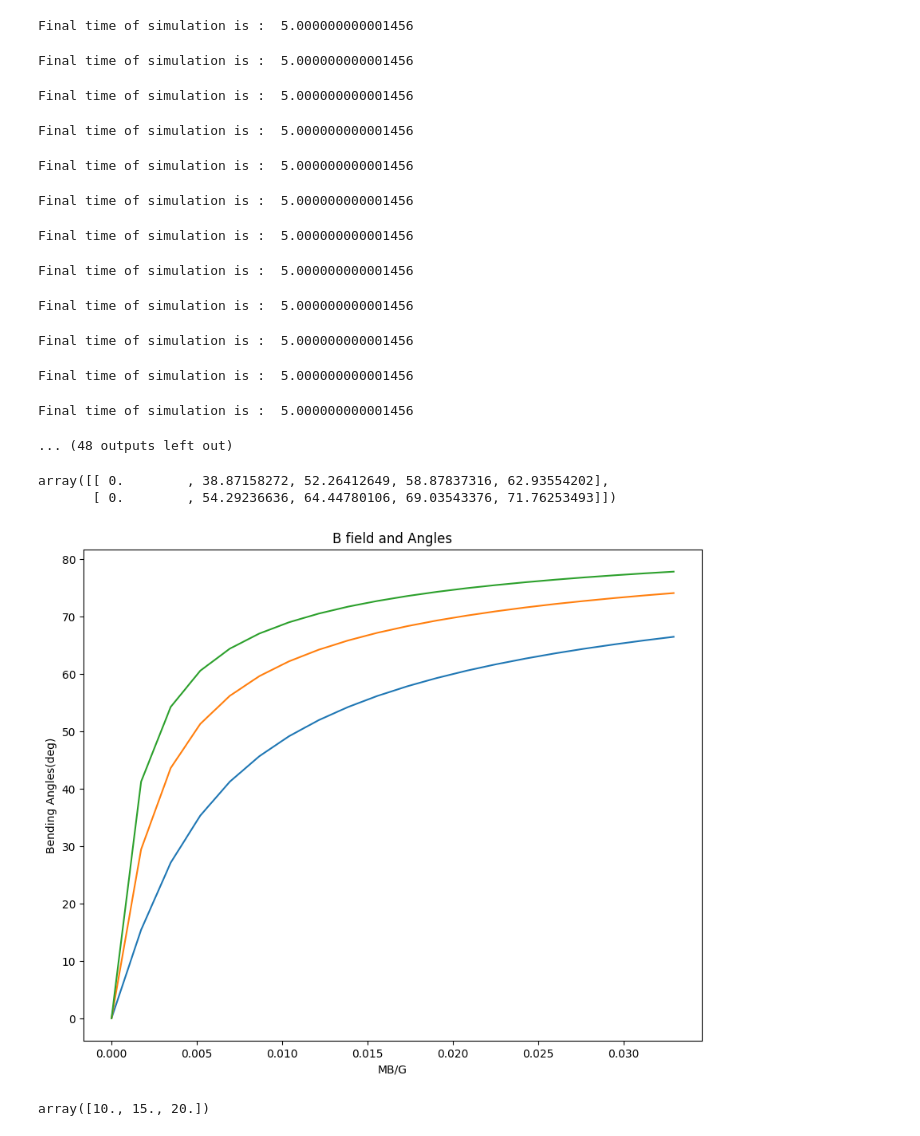
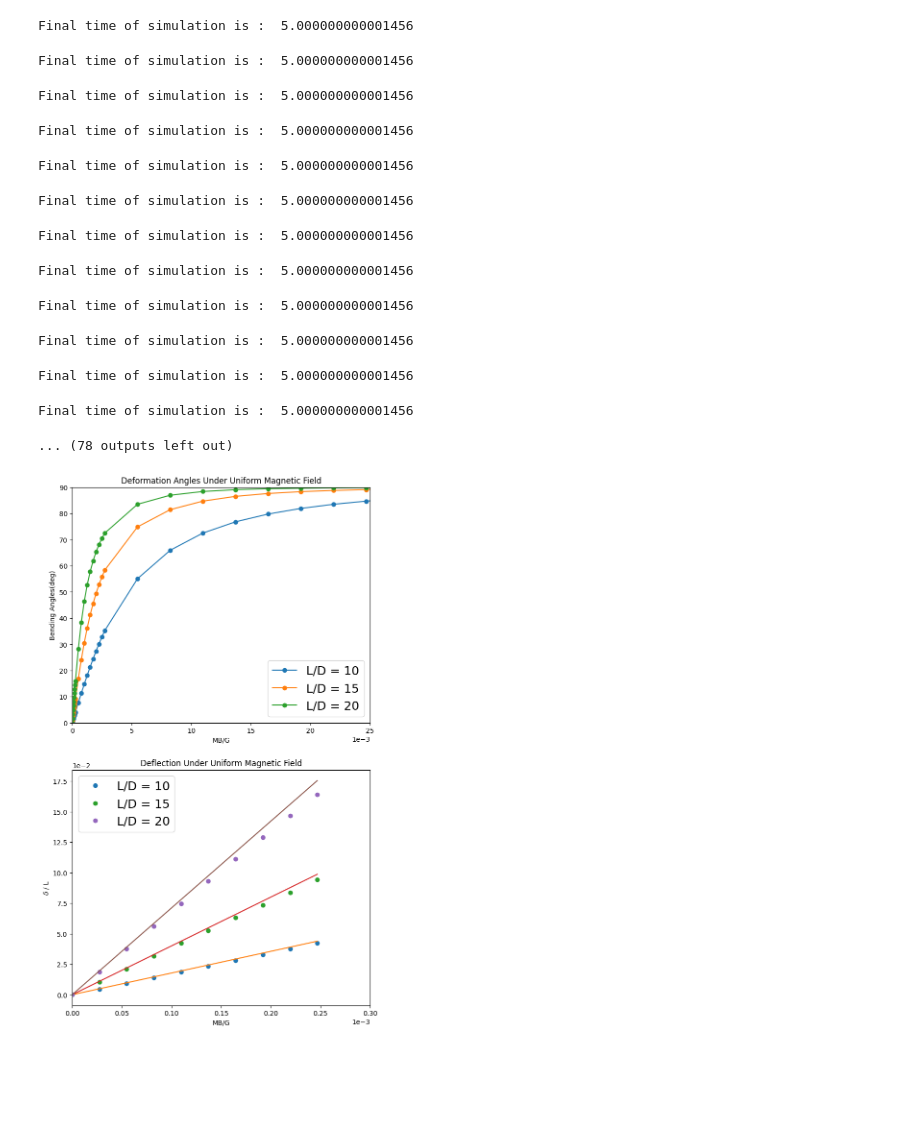
Before and after one commit to Junang-Wang/Qubot_Elastica, a Jupyter notebook: PyElastica_Playground/Uniform_M_Rod_Angle.ipynb, the cells around one changed output. Cells and saved outputs as stored; diff of their text form; code cells hidden in the pictures; blank space fills up the shorter version.

Commit message:
Uniform M Rod and deflection v2.0

```diff
--- a/PyElastica_Playground/Uniform_M_Rod_Angle.ipynb
+++ b/PyElastica_Playground/Uniform_M_Rod_Angle.ipynb
@@ -20,11 +20,14 @@ from elastica.timestepper.symplectic_steppers import PositionVerlet
 from collections import defaultdict
 from magneto_pyelastica import *
 # %%
-m_size = 20
+m_size = 30
 r_size = 3
-magnetic_amplitudes = np.linspace(0,120,m_size) #mT
+microscope_size = 10
+small_scope_size =10
+magnetic_amplitudes =np.concatenate( (np.linspace(0,1,small_scope_size,endpoint=False),np.linspace(1,10,small_scope_size,endpoint=False),np.linspace(10,100,m_size-small_scope_size-microscope_size)),axis=0) #mT
 length_diameter_ratio = np.linspace(10,20,3)
-angles = np.ones((r_size, m_size))
+delta_div_L = np.zeros((r_size,m_size))
+angles = np.zeros_like(delta_div_L)
 for i in range(r_size):
     for j in range(m_size):
         #------simulator-------
@@ -46,7 +49,7 @@ for i in range(r_size):
         endtime = 5
 
         #------rod definition----
-        n_elem = 20
+        n_elem = 40
         start = np.zeros((3,))
         direction = np.array([0.0,1.0,0.0])
         normal = np.array([1.0,0.0,0.0])
@@ -104,7 +107,8 @@ for i in range(r_size):
         final_time = endtime
         total_steps = int(final_time / dt)
         integrate(timestepper, Uniform_M_Rod_Sim, final_time, total_steps)
-        angles[i,j] = np.arctan(Uniform_M_Rod.position_collection[2,-1]/ Uniform_M_Rod.position_collection[1,-1]) /np.pi * 180
+        angles[i,j] = np.arctan(Uniform_M_Rod.tangents[-1,-1]/Uniform_M_Rod.tangents[1,-1]) /np.pi * 180
+        delta_div_L[i,j] = Uniform_M_Rod.position_collection[-1,-1] / base_length
 # %% [output]
 Final time of simulation is :  5.000000000001456
 Final time of simulation is :  5.000000000001456
@@ -118,25 +122,45 @@ Final time of simulation is :  5.000000000001456
 Final time of simulation is :  5.000000000001456
 Final time of simulation is :  5.000000000001456
 Final time of simulation is :  5.000000000001456
-... (48 outputs left out)
+... (78 outputs left out)
-# %%
-angles
-# %% [output]
-array([[ 0.        , 38.87158272, 52.26412649, 58.87837316, 62.93554202],
-       [ 0.        , 54.29236636, 64.44780106, 69.03543376, 71.76253493]])
-# %%
-
-fig = plt.figure(figsize=(10,8))
-ax = fig.add_subplot(111)
-plt.title("B field and Angles")
-plt.xlabel("MB/G")
-plt.ylabel("Bending Angles(deg)")
-for i in range(r_size):
-    ax.plot(1e-3*magnetic_amplitudes*magnetization_density/(shear_modulus*scale_E),angles[i])
-plt.show()
-# %% [output]
-[figure, removed]
-# %%
-np.linspace(10,20,3)
-# %% [output]
-array([10., 15., 20.])
+# %%
+small_scope_size =10
+# %%
+
+fig = plt.figure(figsize=(8,14))
+ax = fig.add_subplot(211)
+plt.title("Deformation Angles Under Uniform Magnetic Field")
+plt.xlabel("MB/G")
+plt.ylabel("Bending Angles(deg)")
+x = 1e-3*magnetic_amplitudes*magnetization_density/(shear_modulus*scale_E)
+for i in range(r_size):
+    ax.plot(
+        x,angles[i],
+        'o-',
+        label = f"L/D = {length_diameter_ratio[i]:.0f}"
+    )
+ax.set_ylim(0,90)
+ax.set_xlim(0,25e-3)
+ax.ticklabel_format(style="sci",scilimits=(-3,-3),axis="x")
+ax.legend(prop ={"size":18}, loc = "lower right")
+
+ax2 = fig.add_subplot(212)
+plt.title("Deflection Under Uniform Magnetic Field")
+plt.xlabel("MB/G")
+plt.ylabel("$\delta$ / L")
+for i in range(r_size):
+    ax2.plot(
+        x[:small_scope_size], delta_div_L[i,:small_scope_size],
+        'o',
+        label = f"L/D = {length_diameter_ratio[i]:.0f}",
+    )
+    ax2.plot(
+        x[:small_scope_size], 16/9*x[:small_scope_size]*length_diameter_ratio[i]**2
+    )
+ax2.set_xlim(0,3e-4)
+ax2.ticklabel_format(style="sci",scilimits=(-3,-3),axis="x")
+ax2.ticklabel_format(style="sci",scilimits=(-2,-2),axis="y")
+ax2.legend(prop ={"size":18}, loc = "upper left")
+plt.show()
+# %% [output]
+[figure, added]
```
Also changed, not shown: parts of 1 cell of this notebook, 3 other files.
